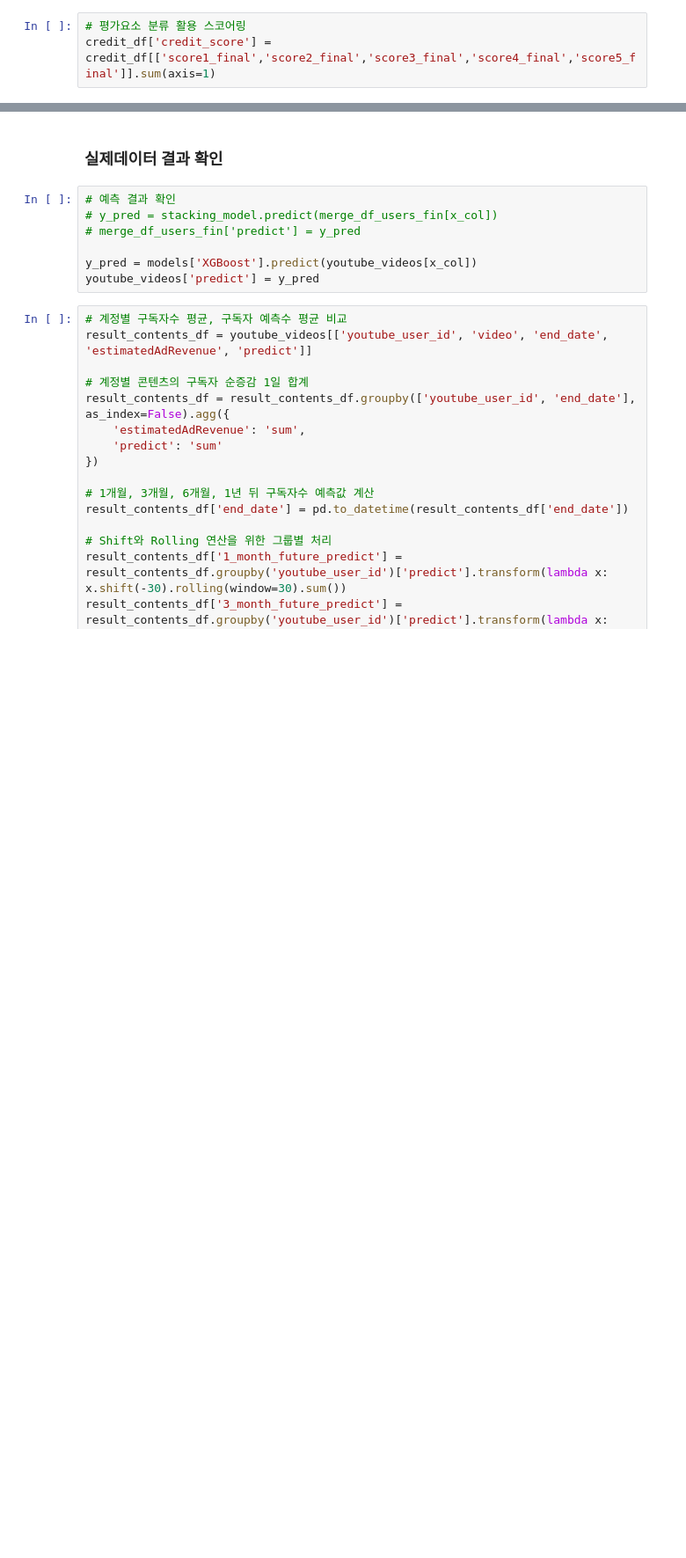
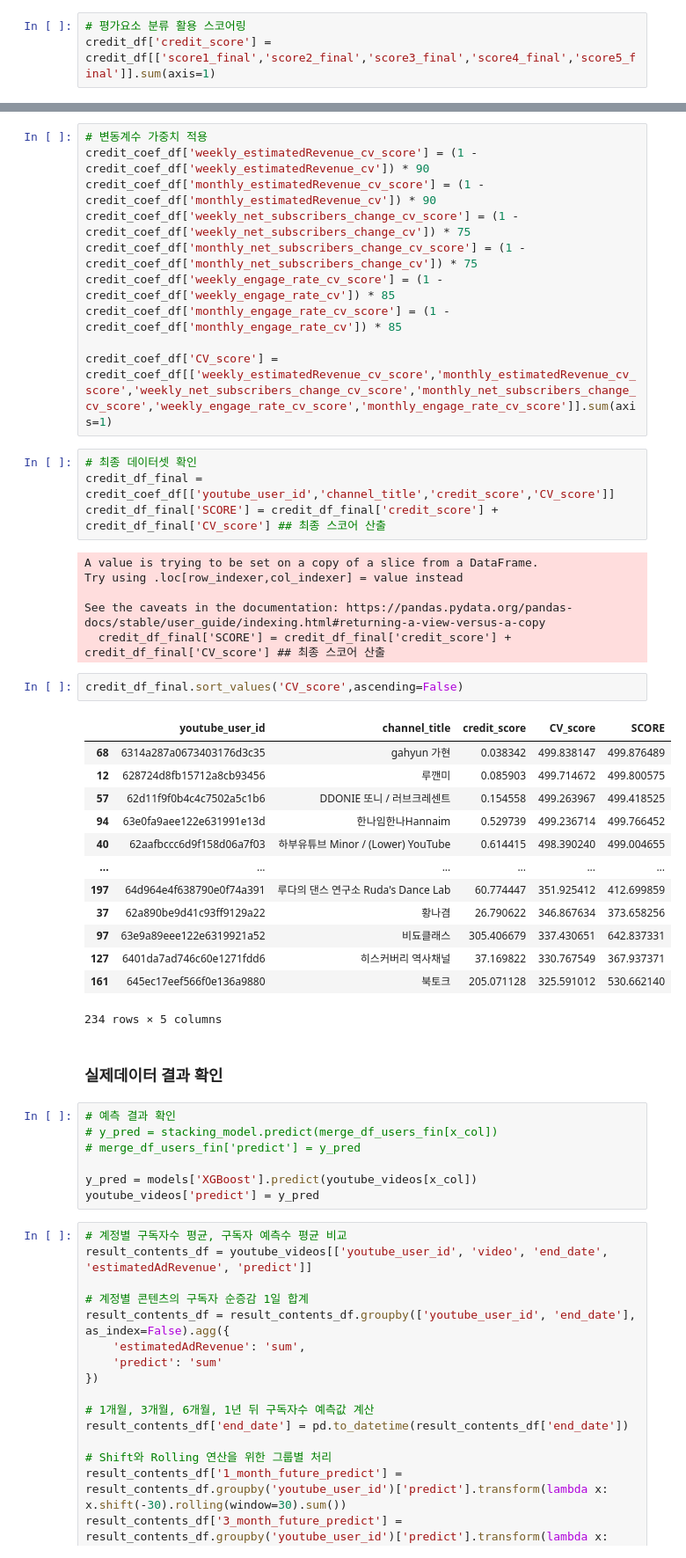
Before and after one commit to kkwann/awake, a Jupyter notebook: 5.Modeling(4).ipynb, the cells around one changed output, grey strips where cells are left out. Shown at 88% size. Saved outputs shown, nothing was run; the diff lists cells and outputs as text; blank space fills up the shorter version.

```diff
--- a/5.Modeling(4).ipynb
+++ b/5.Modeling(4).ipynb
@@ -857,3 +911,39 @@ array(['kiu기우쌤', '0'], dtype=object)
+# %%
+# 변동계수 가중치 적용
+credit_coef_df['weekly_estimatedRevenue_cv_score'] = (1 - credit_coef_df['weekly_estimatedRevenue_cv']) * 90
+credit_coef_df['monthly_estimatedRevenue_cv_score'] = (1 - credit_coef_df['monthly_estimatedRevenue_cv']) * 90
+credit_coef_df['weekly_net_subscribers_change_cv_score'] = (1 - credit_coef_df['weekly_net_subscribers_change_cv']) * 75
+credit_coef_df['monthly_net_subscribers_change_cv_score'] = (1 - credit_coef_df['monthly_net_subscribers_change_cv']) * 75
+credit_coef_df['weekly_engage_rate_cv_score'] = (1 - credit_coef_df['weekly_engage_rate_cv']) * 85
+credit_coef_df['monthly_engage_rate_cv_score'] = (1 - credit_coef_df['monthly_engage_rate_cv']) * 85
+
+credit_coef_df['CV_score'] = credit_coef_df[['weekly_estimatedRevenue_cv_score','monthly_estimatedRevenue_cv_score','weekly_net_subscribers_change_cv_score','monthly_net_subscribers_change_cv_score','weekly_engage_rate_cv_score','monthly_engage_rate_cv_score']].sum(axis=1)
+# %%
+# 최종 데이터셋 확인
+credit_df_final = credit_coef_df[['youtube_user_id','channel_title','credit_score','CV_score']]
+credit_df_final['SCORE'] = credit_df_final['credit_score'] + credit_df_final['CV_score'] ## 최종 스코어 산출
+# %% [output]
+A value is trying to be set on a copy of a slice from a DataFrame.
+Try using .loc[row_indexer,col_indexer] = value instead
+
+See the caveats in the documentation: https://pandas.pydata.org/pandas-docs/stable/user_guide/indexing.html#returning-a-view-versus-a-copy
+  credit_df_final['SCORE'] = credit_df_final['credit_score'] + credit_df_final['CV_score'] ## 최종 스코어 산출
+# %%
+credit_df_final.sort_values('CV_score',ascending=False)
+# %% [output]
+|  | youtube_user_id | channel_title | credit_score | CV_score | SCORE |
+| 68 | 6314a287a0673403176d3c35 | gahyun 가현 | 0.038342 | 499.838147 | 499.876489 |
+| 12 | 628724d8fb15712a8cb93456 | 루깬미 | 0.085903 | 499.714672 | 499.800575 |
+| 57 | 62d11f9f0b4c4c7502a5c1b6 | DDONIE 또니 / 러브크레센트 | 0.154558 | 499.263967 | 499.418525 |
+| 94 | 63e0fa9aee122e631991e13d | 한나임한나Hannaim | 0.529739 | 499.236714 | 499.766452 |
+| 40 | 62aafbccc6d9f158d06a7f03 | 하부유튜브 Minor / (Lower) YouTube | 0.614415 | 498.390240 | 499.004655 |
+| ... | ... | ... | ... | ... | ... |
+| 197 | 64d964e4f638790e0f74a391 | 루다의 댄스 연구소 Ruda's Dance Lab | 60.774447 | 351.925412 | 412.699859 |
+| 37 | 62a890be9d41c93ff9129a22 | 황나겸 | 26.790622 | 346.867634 | 373.658256 |
+| 97 | 63e9a89eee122e6319921a52 | 비됴클래스 | 305.406679 | 337.430651 | 642.837331 |
+| 127 | 6401da7ad746c60e1271fdd6 | 히스커버리 역사채널 | 37.169822 | 330.767549 | 367.937371 |
+| 161 | 645ec17eef566f0e136a9880 | 북토크 | 205.071128 | 325.591012 | 530.662140 |
+234 rows × 5 columns
 # %% [markdown]
 ### 실제데이터 결과 확인
 # %%
```
Also changed, not shown: parts of 29 cells of this notebook.
